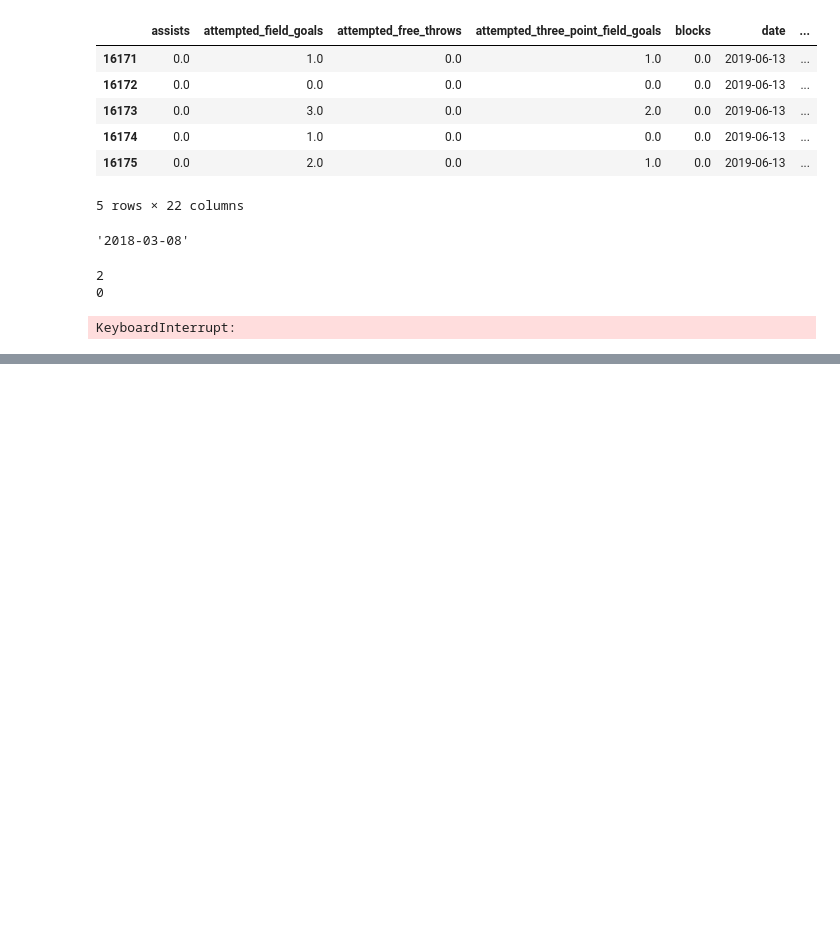
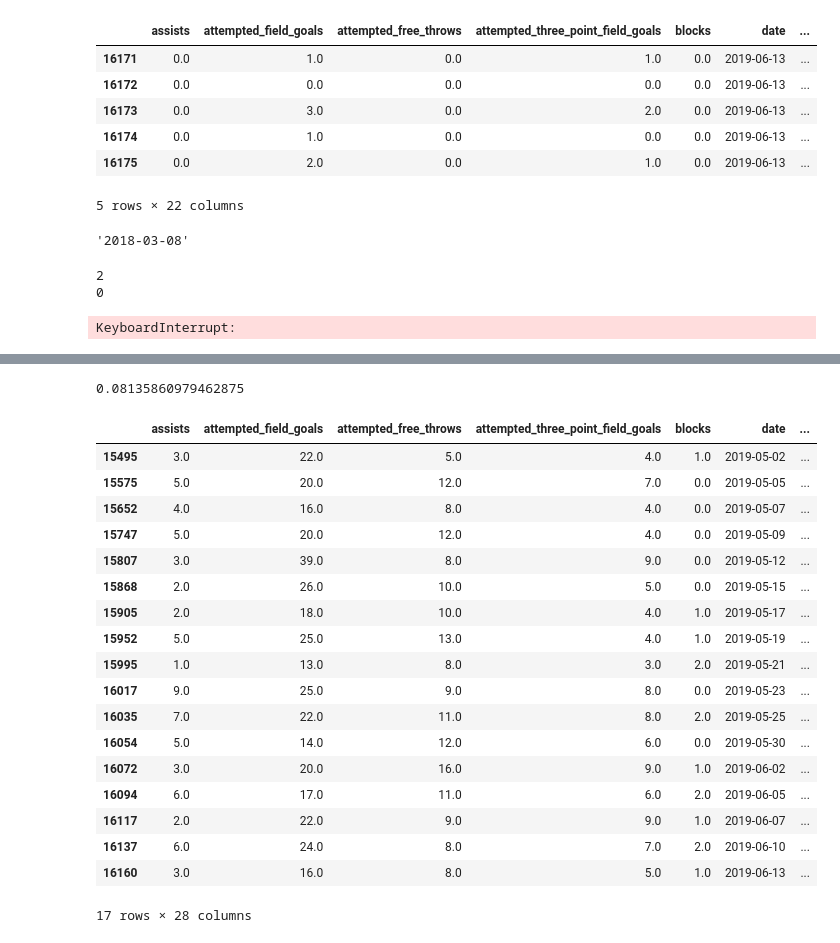
Before and after one commit to shanemulqueen/nba, a Jupyter notebook: Salary_scrape_scratch.ipynb, the cells around one changed output, grey strips where cells are left out. Cells and saved outputs as stored; diff of their text form; code cells hidden in the pictures; blank space fills up the shorter version.

```diff
--- a/Salary_scrape_scratch.ipynb
+++ b/Salary_scrape_scratch.ipynb
@@ -360,0 +393,26 @@ KeyboardInterrupt:
+# %%
+len(data[data['dd']==1])/len(data)
+# %% [output]
+0.08135860979462875
+# %%
+data[(data['date']>='2019-05-01')&(data['name']=='Kawhi Leonard')]
+# %% [output]
+|  | assists | attempted_field_goals | attempted_free_throws | attempted_three_point_field_goals | blocks | date | ... |
+| 15495 | 3.0 | 22.0 | 5.0 | 4.0 | 1.0 | 2019-05-02 | ... |
+| 15575 | 5.0 | 20.0 | 12.0 | 7.0 | 0.0 | 2019-05-05 | ... |
+| 15652 | 4.0 | 16.0 | 8.0 | 4.0 | 0.0 | 2019-05-07 | ... |
+| 15747 | 5.0 | 20.0 | 12.0 | 4.0 | 0.0 | 2019-05-09 | ... |
+| 15807 | 3.0 | 39.0 | 8.0 | 9.0 | 0.0 | 2019-05-12 | ... |
+| 15868 | 2.0 | 26.0 | 10.0 | 5.0 | 0.0 | 2019-05-15 | ... |
+| 15905 | 2.0 | 18.0 | 10.0 | 4.0 | 1.0 | 2019-05-17 | ... |
+| 15952 | 5.0 | 25.0 | 13.0 | 4.0 | 1.0 | 2019-05-19 | ... |
+| 15995 | 1.0 | 13.0 | 8.0 | 3.0 | 2.0 | 2019-05-21 | ... |
+| 16017 | 9.0 | 25.0 | 9.0 | 8.0 | 0.0 | 2019-05-23 | ... |
+| 16035 | 7.0 | 22.0 | 11.0 | 8.0 | 2.0 | 2019-05-25 | ... |
+| 16054 | 5.0 | 14.0 | 12.0 | 6.0 | 0.0 | 2019-05-30 | ... |
+| 16072 | 3.0 | 20.0 | 16.0 | 9.0 | 1.0 | 2019-06-02 | ... |
+| 16094 | 6.0 | 17.0 | 11.0 | 6.0 | 2.0 | 2019-06-05 | ... |
+| 16117 | 2.0 | 22.0 | 9.0 | 9.0 | 1.0 | 2019-06-07 | ... |
+| 16137 | 6.0 | 24.0 | 8.0 | 7.0 | 2.0 | 2019-06-10 | ... |
+| 16160 | 3.0 | 16.0 | 8.0 | 5.0 | 1.0 | 2019-06-13 | ... |
+17 rows × 28 columns
```
Also changed, not shown: parts of 9 cells of this notebook, 13 other files.
